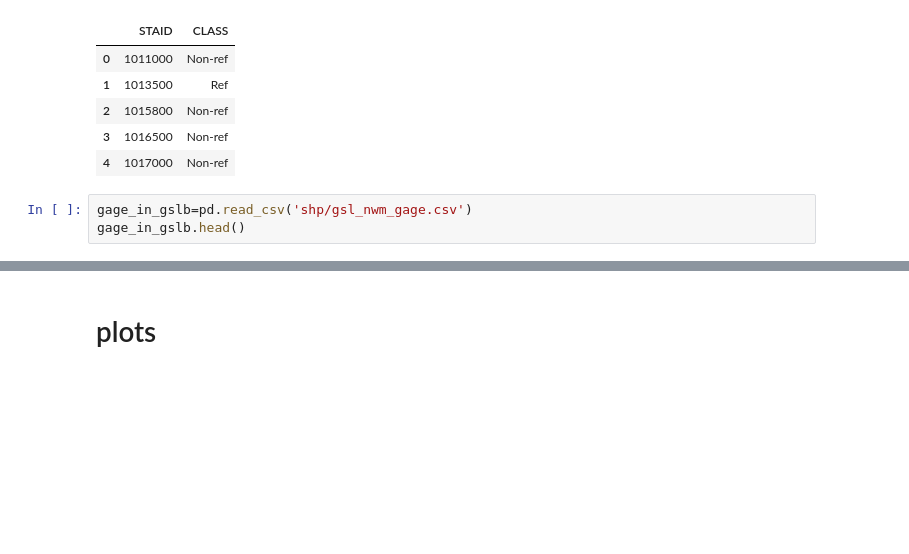
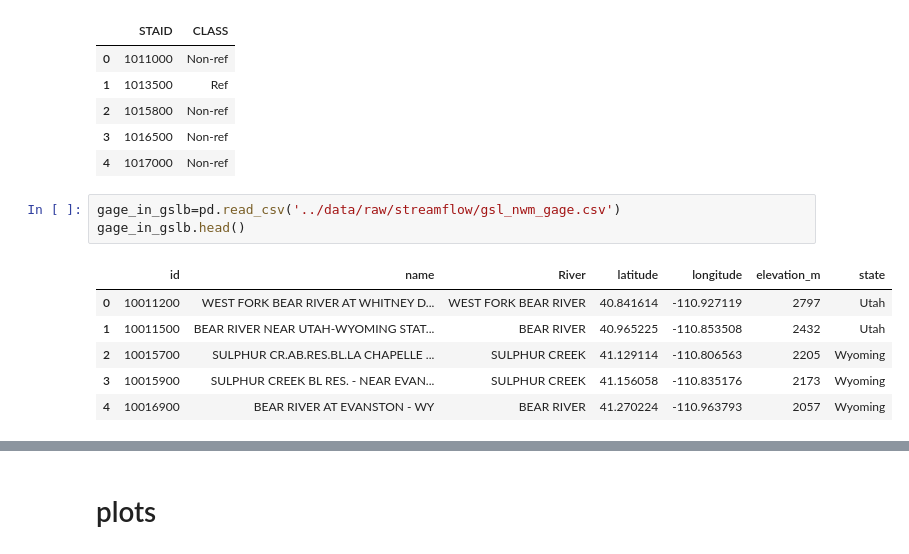
Before and after one commit to xueyil9/gwbase_clean, a Jupyter notebook: notebooks/06_plot_per_gage.ipynb, the cells around one changed output, grey strips where cells are left out. Drawn from its saved outputs; the diff is of its cells as text; blank space fills up the shorter version.

Commit message:
v01 completed. used test data

```diff
--- a/notebooks/06_plot_per_gage.ipynb
+++ b/notebooks/06_plot_per_gage.ipynb
@@ -22,8 +22,15 @@ gage_class.head()
 | 3 | 1016500 | Non-ref |
 | 4 | 1017000 | Non-ref |
 # %%
-gage_in_gslb=pd.read_csv('shp/gsl_nwm_gage.csv')
+gage_in_gslb=pd.read_csv('../data/raw/streamflow/gsl_nwm_gage.csv')
 gage_in_gslb.head()
+# %% [output]
+|  | id | name | River | latitude | longitude | elevation_m | state |
+| 0 | 10011200 | WEST FORK BEAR RIVER AT WHITNEY D... | WEST FORK BEAR RIVER | 40.841614 | -110.927119 | 2797 | Utah |
+| 1 | 10011500 | BEAR RIVER NEAR UTAH-WYOMING STAT... | BEAR RIVER | 40.965225 | -110.853508 | 2432 | Utah |
+| 2 | 10015700 | SULPHUR CR.AB.RES.BL.LA CHAPELLE ... | SULPHUR CREEK | 41.129114 | -110.806563 | 2205 | Wyoming |
+| 3 | 10015900 | SULPHUR CREEK BL RES. - NEAR EVAN... | SULPHUR CREEK | 41.156058 | -110.835176 | 2173 | Wyoming |
+| 4 | 10016900 | BEAR RIVER AT EVANSTON - WY | BEAR RIVER | 41.270224 | -110.963793 | 2057 | Wyoming |
 # %%
 import pandas as pd
 
```
Also changed, not shown: parts of 12 cells of this notebook.
